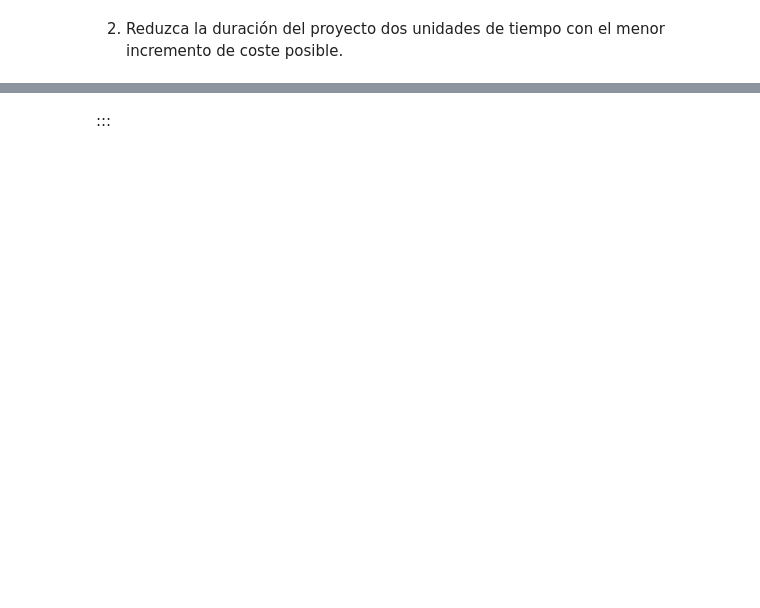
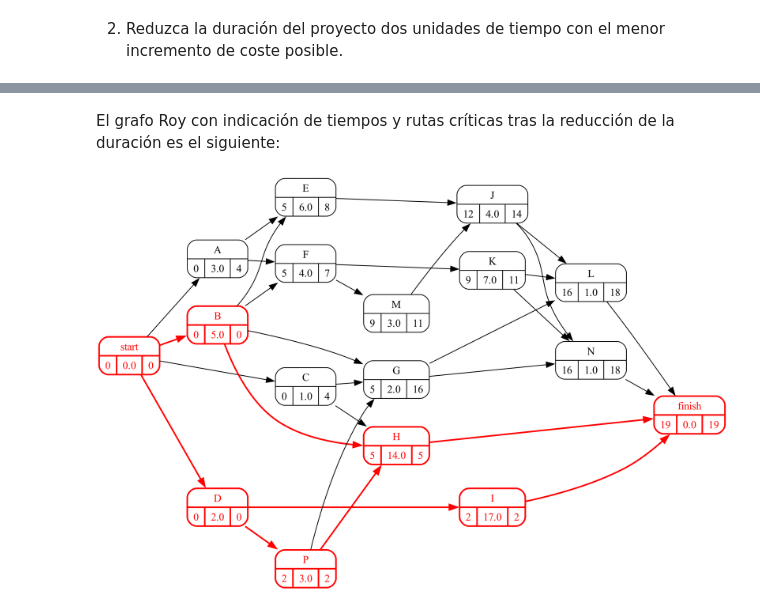
Before and after one commit to mcasl/pmULE, a Jupyter notebook: notebooks/Ejercicio_20.ipynb, the cells around one changed output, grey strips where cells are left out. Saved outputs shown, nothing was run; the diff lists cells and outputs as text; code cells hidden in the pictures; blank space fills up the shorter version.

```diff
--- a/notebooks/Ejercicio_20.ipynb
+++ b/notebooks/Ejercicio_20.ipynb
@@ -322,2 +306,8 @@ proyecto.pert(durations=duration)
-# %% [markdown]
-:::
+# %% [markdown]
+El grafo Roy con indicación de tiempos y rutas críticas tras la reducción de la duración es el siguiente:
+# %%
+#| fig-cap: "Grafo Roy con indicación de tiempos tras la reducción del proyecto"
+#| label: fig-RoyReduccionTiempos
+proyecto.roy(durations=duration)
+# %% [output]
+[figure, added]
```
Also changed, not shown: parts of 42 cells of this notebook, 2 other files.
